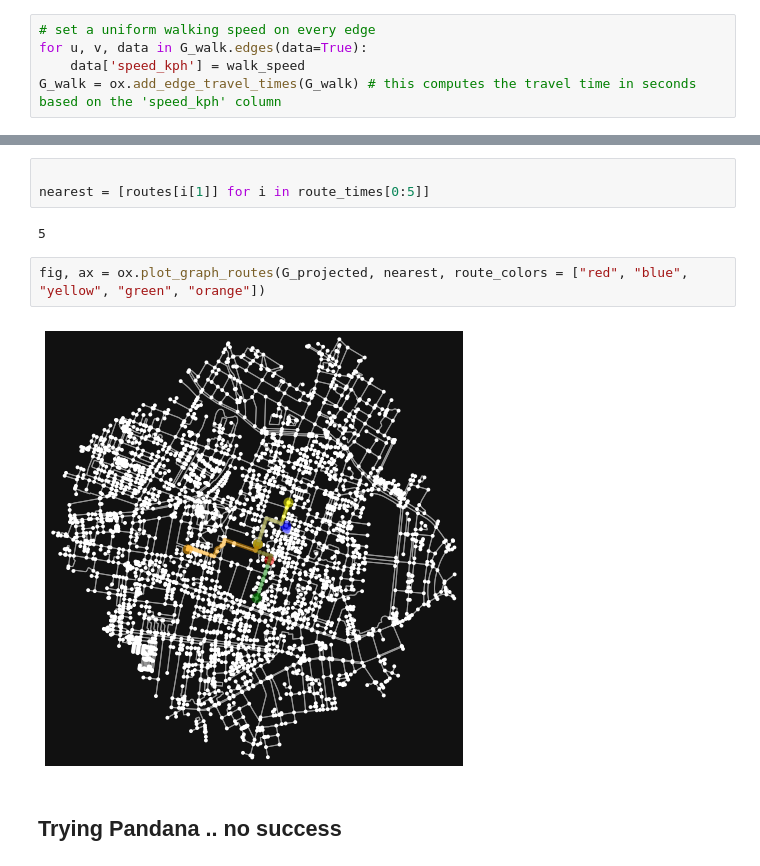
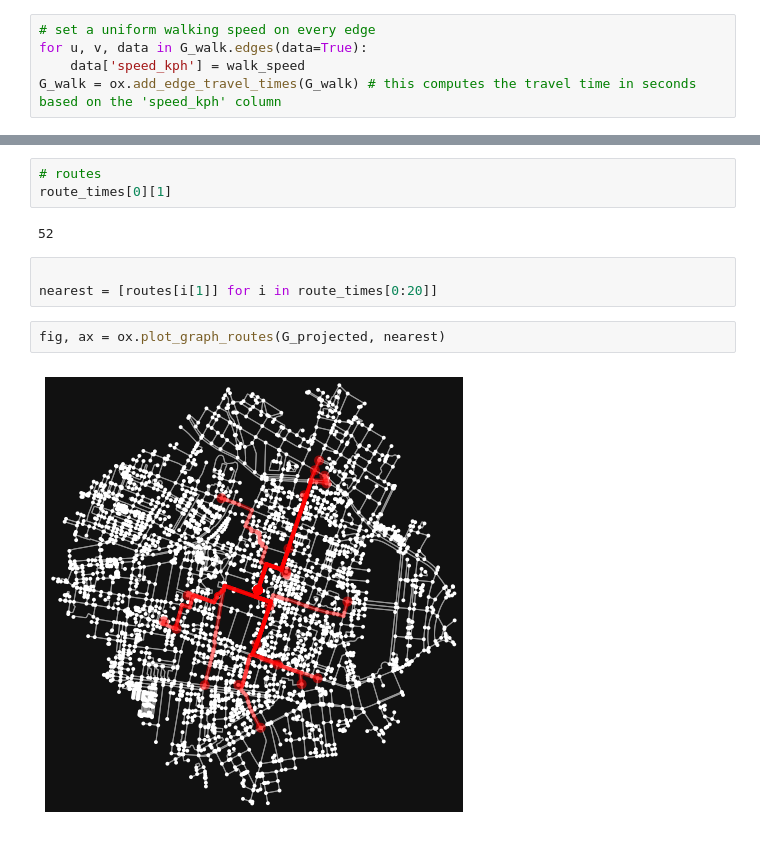
Before and after one commit to askovdal/pubQuest_exam, a Jupyter notebook: pubQuest.ipynb, the cells around one changed output, grey strips where cells are left out. Drawn from its saved outputs; the diff is of its cells as text.

```diff
--- a/pubQuest.ipynb
+++ b/pubQuest.ipynb
@@ -204,11 +213,12 @@ bar_id:  3529010440
+# %%
+# routes
+route_times[0][1]
+# %% [output]
+52
 # %%
 
-nearest = [routes[i[1]] for i in route_times[0:5]]
+nearest = [routes[i[1]] for i in route_times[0:20]]
-# %% [output]
-5
 # %%
-fig, ax = ox.plot_graph_routes(G_projected, nearest, route_colors = ["red", "blue", "yellow", "green", "orange"])
+fig, ax = ox.plot_graph_routes(G_projected, nearest)
 # %% [output]
-[figure, old version]
+[figure, new version]
-# %% [markdown]
-## Trying Pandana .. no success
```
Also changed, not shown: parts of 22 cells of this notebook, 2 other files.
